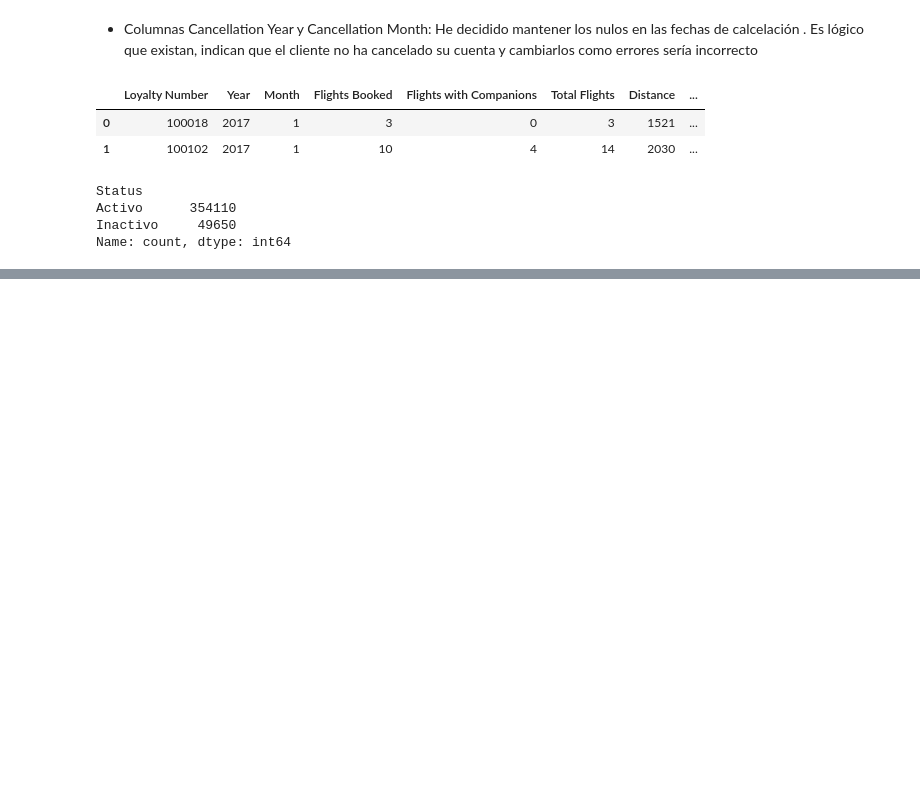
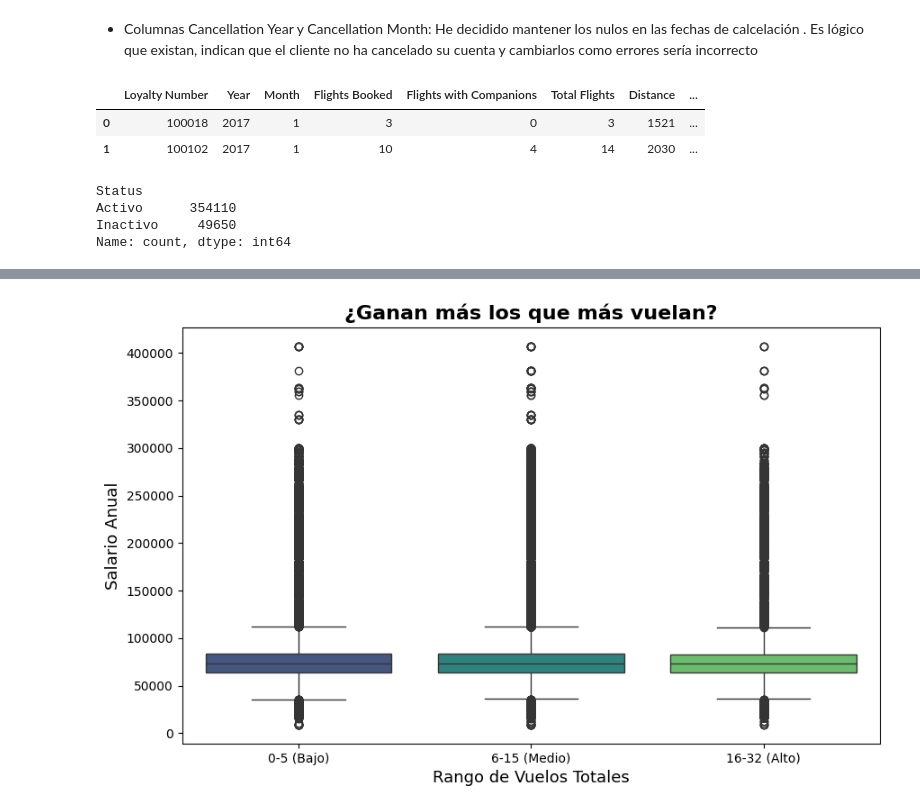
Before and after one commit to Adalab/bda-modulo-3-evaluacion-final-LorenaSerraSanchez, a Jupyter notebook: Examen_mod3.ipynb, the cells around one changed output, grey strips where cells are left out. Saved outputs shown, nothing was run; the diff lists cells and outputs as text; code cells hidden in the pictures; blank space fills up the shorter version.

```diff
--- a/Examen_mod3.ipynb
+++ b/Examen_mod3.ipynb
@@ -397,0 +429,17 @@ Name: count, dtype: int64
+# %%
+#Parece que no depende del sueldo la cantidad de viajes
+
+bins = [0, 5, 15, 32]
+labels = ['0-5 (Bajo)', '6-15 (Medio)', '16-32 (Alto)']
+df_unificado['Flight_Range'] = pd.cut(df_unificado['Total Flights'], bins=bins, labels=labels)
+
+
+plt.figure(figsize=(10, 6))
+sns.boxplot(x='Flight_Range', y='Salary', data=df_unificado, palette='viridis')
+
+plt.title('¿Ganan más los que más vuelan?', fontsize=16, fontweight='bold')
+plt.xlabel('Rango de Vuelos Totales', fontsize=13)
+plt.ylabel('Salario Anual', fontsize=13)
+plt.show()
+# %% [output]
+[figure, added]
```
Also changed, not shown: parts of 20 cells of this notebook.
